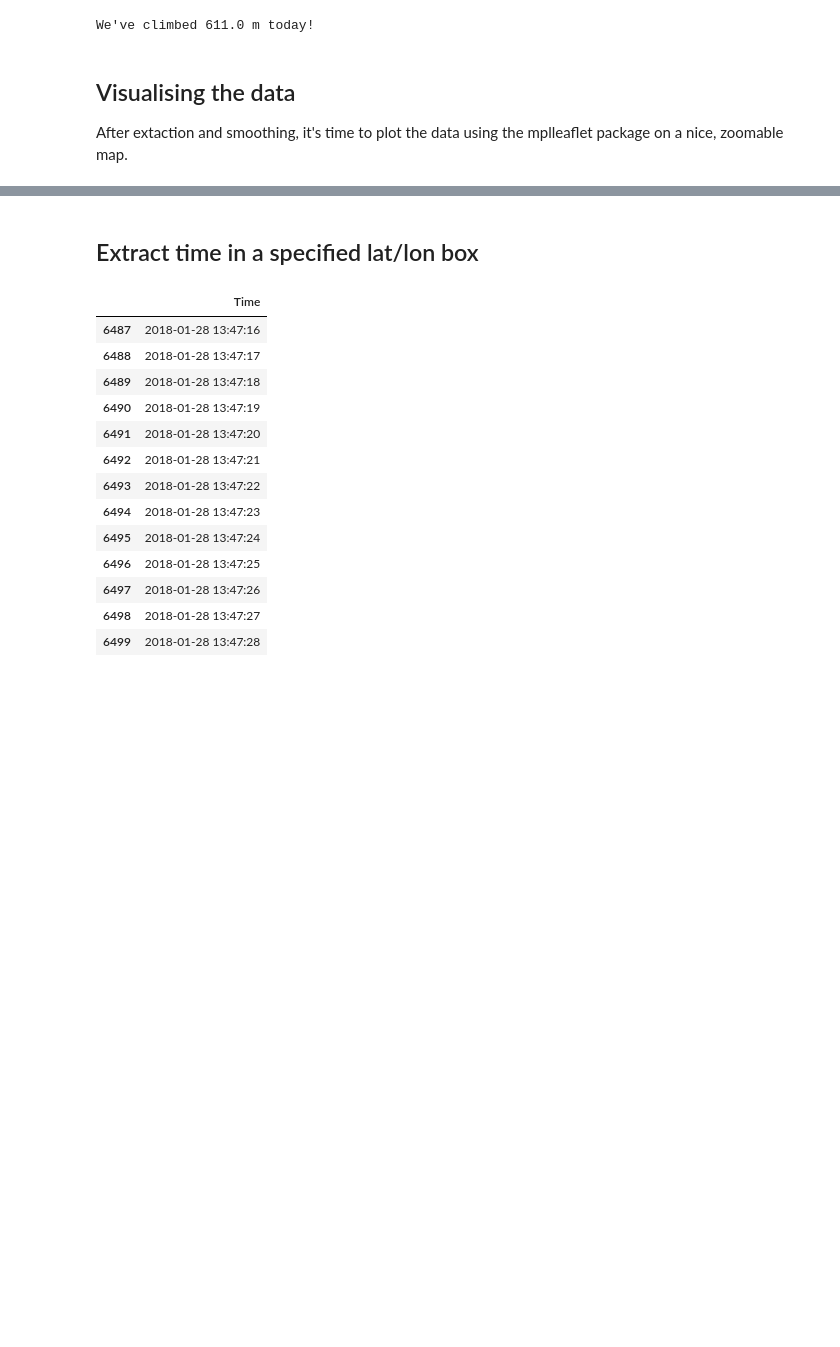
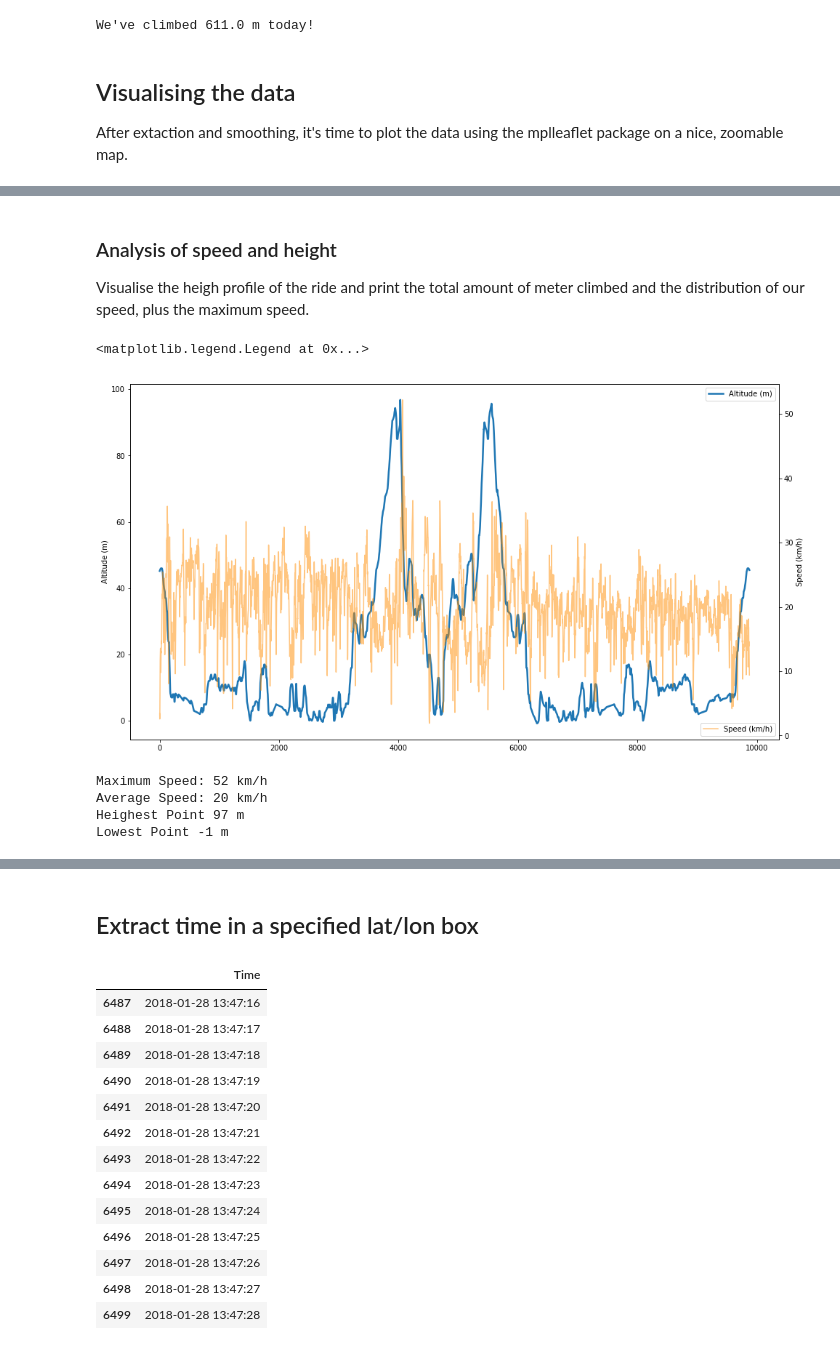
Before and after one commit to shofer16450/GPX_viz, a Jupyter notebook: GPX_vis_new.ipynb, the cells around one changed output, grey strips where cells are left out. Drawn from its saved outputs; the diff is of its cells as text; code cells hidden in the pictures; blank space fills up the shorter version.

Commit message:
Add new analysis to notebook

```diff
--- a/GPX_vis_new.ipynb
+++ b/GPX_vis_new.ipynb
@@ -66,2 +67,30 @@ mplleaflet.display(fig=fig, tiles='esri_aerial')
 # %% [output]
 [interactive output not drawn]
+# %% [markdown]
+### Analysis of speed and height
+Visualise the heigh profile of the ride and print the total amount of meter climbed and the distribution of our speed, plus the maximum speed.
+# %%
+fig, ax = plt.subplots(figsize=(16,9))
+# Create second y-axis with shared x-axis
+ax1 = ax.twinx()
+# Plot the data
+ax.plot(df_new['Altitude'], lw=2.5,label='Altitude (m)')
+ax1.plot(df_new['Speed'] * 3.6, color = 'darkorange',alpha=0.5, label = 'Speed (km/h)')
+ax.set_ylabel('Altitude (m)')
+ax1.set_ylabel('Speed (km/h)')
+# Make the legend
+ax.legend(loc=1)
+ax1.legend(loc='lower right')
+# %% [output]
+<matplotlib.legend.Legend at 0x...>
+[figure, added]
+# %%
+print('Maximum Speed: {} km/h'.format(round(max(df_new['Speed'] *3.6))))
+print('Average Speed: {} km/h'.format(round((df_new['Speed'].mean() * 3.6))))
+print('Heighest Point {} m'.format(round(max(df_new['Altitude']))))
+print('Lowest Point {} m'.format(round(min(df_new['Altitude']))))
+# %% [output]
+Maximum Speed: 52 km/h
+Average Speed: 20 km/h
+Heighest Point 97 m
+Lowest Point -1 m
```
Also changed, not shown: parts of 4 cells of this notebook.
